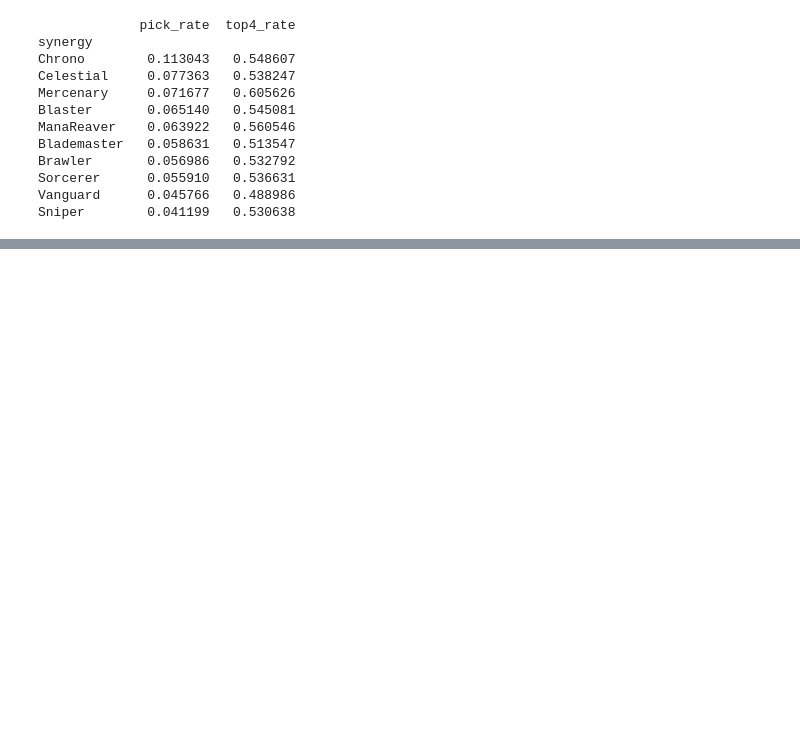
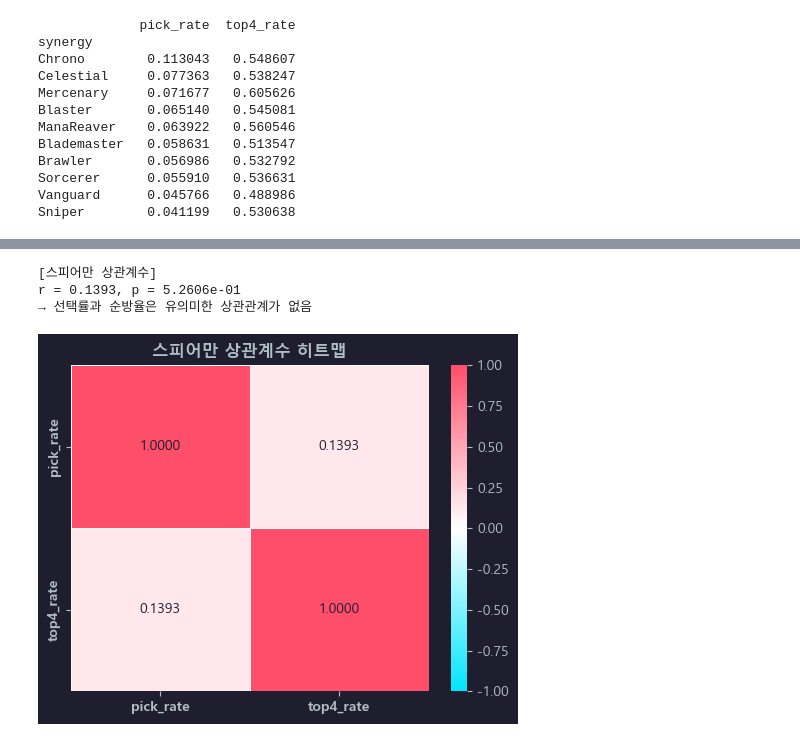
Before and after one commit to hanalo26/Third-project-sparta, a Jupyter notebook: 실전 프로젝트 코드 파일_6조/Data_for_presentation.ipynb, the cells around one changed output, grey strips where cells are left out. Cells and saved outputs as stored; diff of their text form; code cells hidden in the pictures; blank space fills up the shorter version.

```diff
--- a/실전 프로젝트 코드 파일_6조/Data_for_presentation.ipynb
+++ b/실전 프로젝트 코드 파일_6조/Data_for_presentation.ipynb
@@ -389,0 +683,62 @@ else:
+# %%
+# 스피어만 상관계수
+    # spearman_r: 상관계수
+    # spearman_p: p-value
+spearman_r, spearman_p = stats.spearmanr(
+    synergy_group['pick_rate'],
+    synergy_group['top4_rate']
+)
+
+print(f'[스피어만 상관계수]')
+print(f'r = {spearman_r:.4f}, p = {spearman_p:.4e}')
+
+if spearman_p < alpha:
+    if spearman_r > 0:
+        print('→ 선택률과 순방율은 유의미한 양의 상관관계가 있음')
+    else:
+        print('→ 선택률과 순방율은 유의미한 음의 상관관계가 있음')
+else:
+    print('→ 선택률과 순방율은 유의미한 상관관계가 없음')
+# %% [output]
+[스피어만 상관계수]
+r = 0.1393, p = 5.2606e-01
+→ 선택률과 순방율은 유의미한 상관관계가 없음
+# %%
+from matplotlib.colors import LinearSegmentedColormap
+
+# 커스텀 cmap 생성
+custom_cmap = LinearSegmentedColormap.from_list(
+    'custom', ['#00E5FF', '#ffffff', '#FF4E6A']
+)
+
+# 스피어만 상관계수 히트맵
+spearman_matrix = synergy_group[['pick_rate', 'top4_rate']].corr(method='spearman')
+
+fig, ax = plt.subplots(figsize=(5, 4))
+fig.patch.set_facecolor('#1e1e2e')
+ax.set_facecolor('#1e1e2e')
+
+sns.heatmap(
+    spearman_matrix,
+    annot=True,
+    fmt='.4f',
+    cmap=custom_cmap,
+    vmin=-1, vmax=1,
+    linewidths=0.5,
+    ax=ax,
+    annot_kws={'color': '#1a1a2e'}
+)
+
+ax.set_title('스피어만 상관계수 히트맵', color='#b0bec5', fontweight='bold')
+ax.tick_params(colors='#b0bec5')
+ax.set_xticklabels(ax.get_xticklabels(), fontweight='bold')
+ax.set_yticklabels(ax.get_yticklabels(), fontweight='bold')
+
+# 컬러바 글씨 색상 변경
+cbar = ax.collections[0].colorbar
+cbar.ax.tick_params(colors='#b0bec5')  # 컬러바 눈금 색상
+
+plt.tight_layout()
+plt.show()
+# %% [output]
+[figure, added]
```
Also changed, not shown: parts of 34 cells of this notebook.
